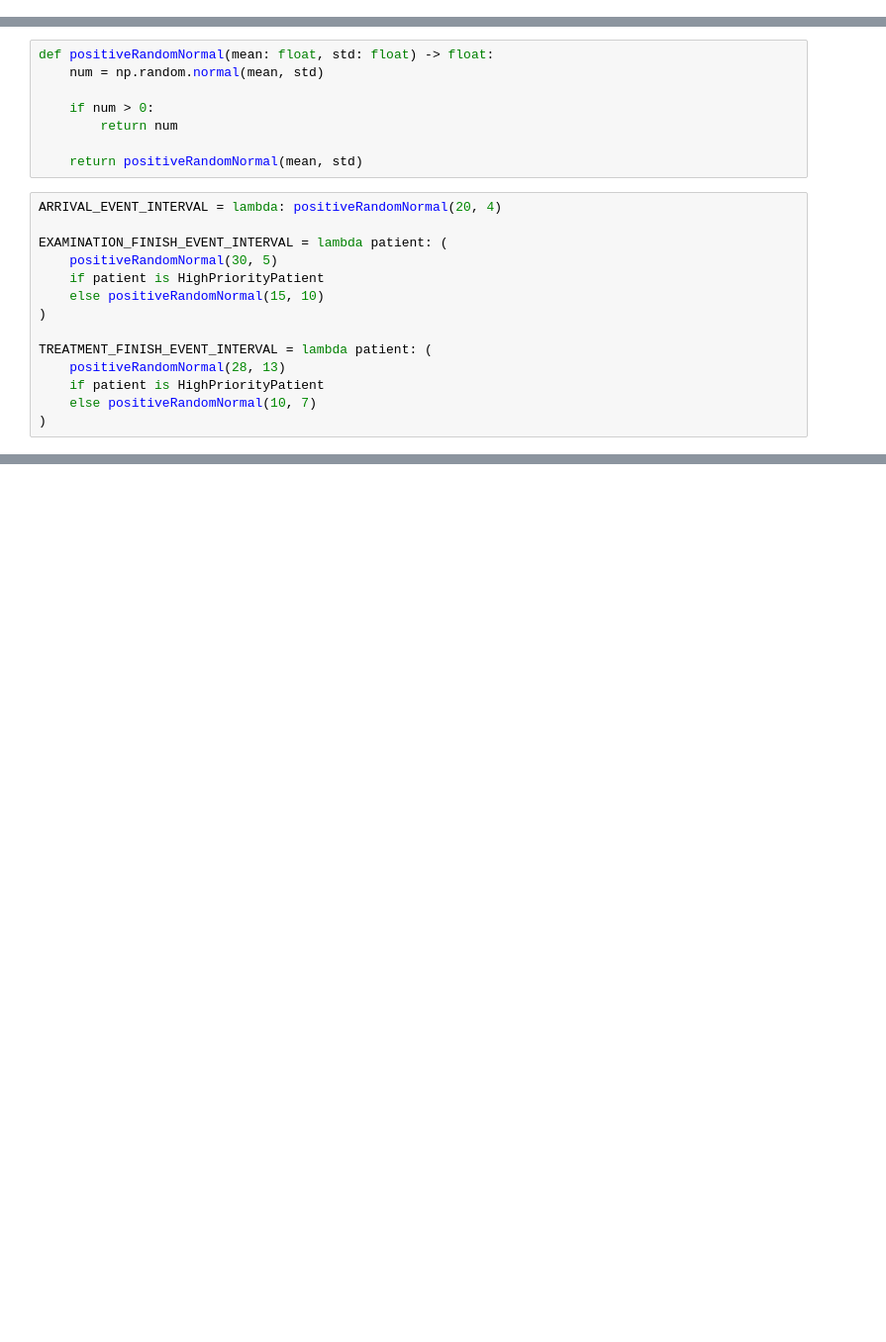
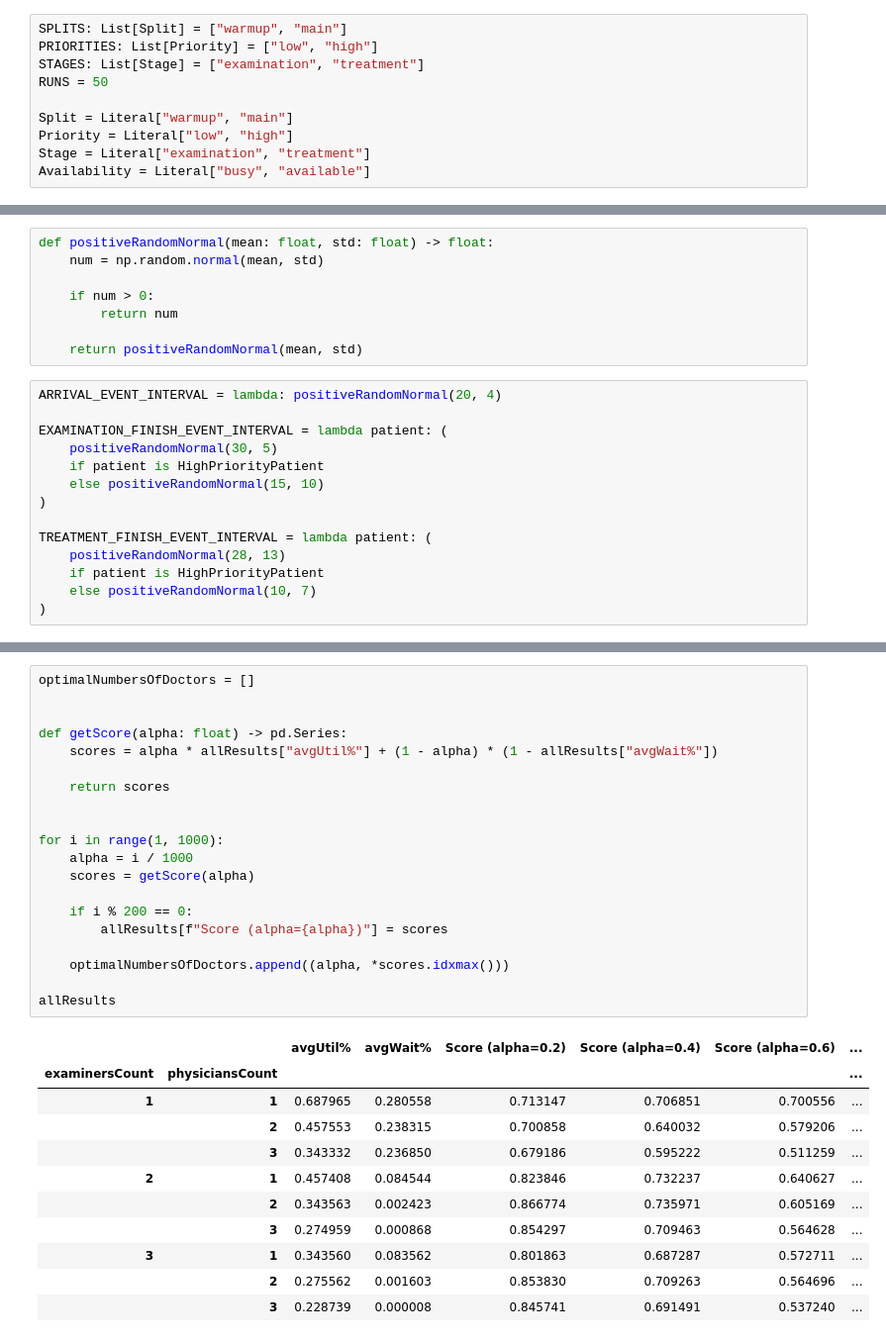
Before and after one commit to Hawmex/aut_principles_of_simulation, a Jupyter notebook: Class Assignments/project.ipynb, the cells around one changed output, grey strips where cells are left out. Shown at 99% size. Drawn from its saved outputs; the diff is of its cells as text; blank space fills up the shorter version.

```diff
--- a/Class Assignments/project.ipynb
+++ b/Class Assignments/project.ipynb
@@ -17,6 +16,16 @@ import matplotlib.pyplot as plt
 
 from __future__ import annotations
 from framework import *
+# %%
+SPLITS: List[Split] = ["warmup", "main"]
+PRIORITIES: List[Priority] = ["low", "high"]
+STAGES: List[Stage] = ["examination", "treatment"]
+RUNS = 50
+
+Split = Literal["warmup", "main"]
+Priority = Literal["low", "high"]
+Stage = Literal["examination", "treatment"]
+Availability = Literal["busy", "available"]
 # %% [markdown]
 ### Visualizer
 
@@ -468,0 +571,32 @@ for split in ["warmup", "main"]:
+# %%
+optimalNumbersOfDoctors = []
+
+
+def getScore(alpha: float) -> pd.Series:
+    scores = alpha * allResults["avgUtil%"] + (1 - alpha) * (1 - allResults["avgWait%"])
+
+    return scores
+
+
+for i in range(1, 1000):
+    alpha = i / 1000
+    scores = getScore(alpha)
+
+    if i % 200 == 0:
+        allResults[f"Score (alpha={alpha})"] = scores
+
+    optimalNumbersOfDoctors.append((alpha, *scores.idxmax()))
+
+allResults
+# %% [output]
+|  |  | avgUtil% | avgWait% | Score (alpha=0.2) | Score (alpha=0.4) | Score (alpha=0.6) | ... |
+| examinersCount | physiciansCount |  |  |  |  |  | ... |
+| 1 | 1 | 0.687965 | 0.280558 | 0.713147 | 0.706851 | 0.700556 | ... |
+|  | 2 | 0.457553 | 0.238315 | 0.700858 | 0.640032 | 0.579206 | ... |
+|  | 3 | 0.343332 | 0.236850 | 0.679186 | 0.595222 | 0.511259 | ... |
+| 2 | 1 | 0.457408 | 0.084544 | 0.823846 | 0.732237 | 0.640627 | ... |
+|  | 2 | 0.343563 | 0.002423 | 0.866774 | 0.735971 | 0.605169 | ... |
+|  | 3 | 0.274959 | 0.000868 | 0.854297 | 0.709463 | 0.564628 | ... |
+| 3 | 1 | 0.343560 | 0.083562 | 0.801863 | 0.687287 | 0.572711 | ... |
+|  | 2 | 0.275562 | 0.001603 | 0.853830 | 0.709263 | 0.564696 | ... |
+|  | 3 | 0.228739 | 0.000008 | 0.845741 | 0.691491 | 0.537240 | ... |
```
Also changed, not shown: parts of 18 cells of this notebook.
